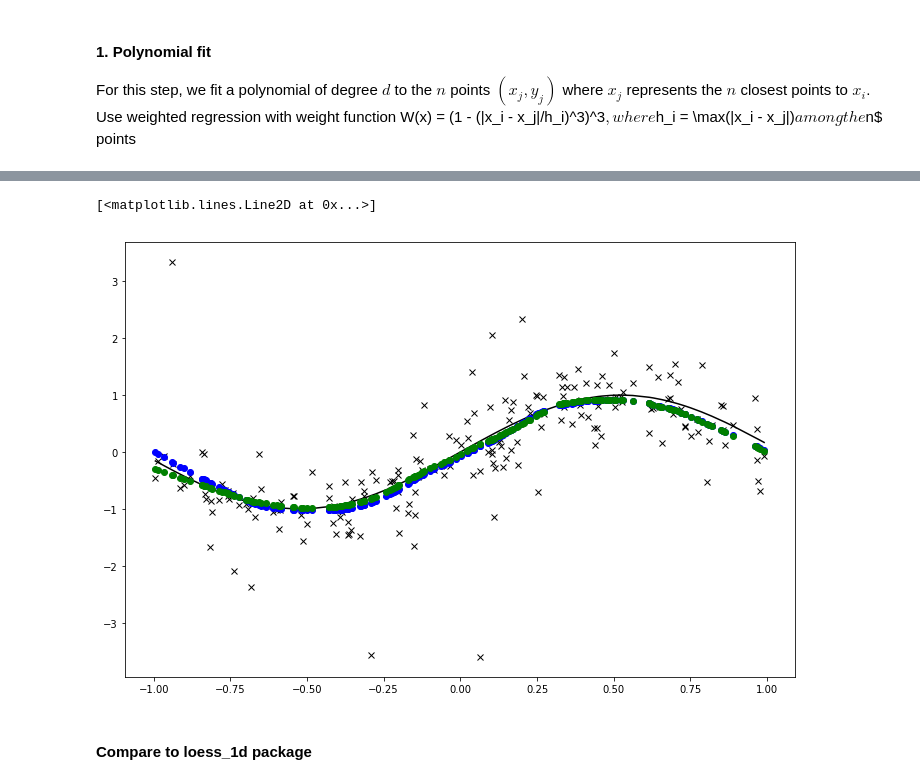
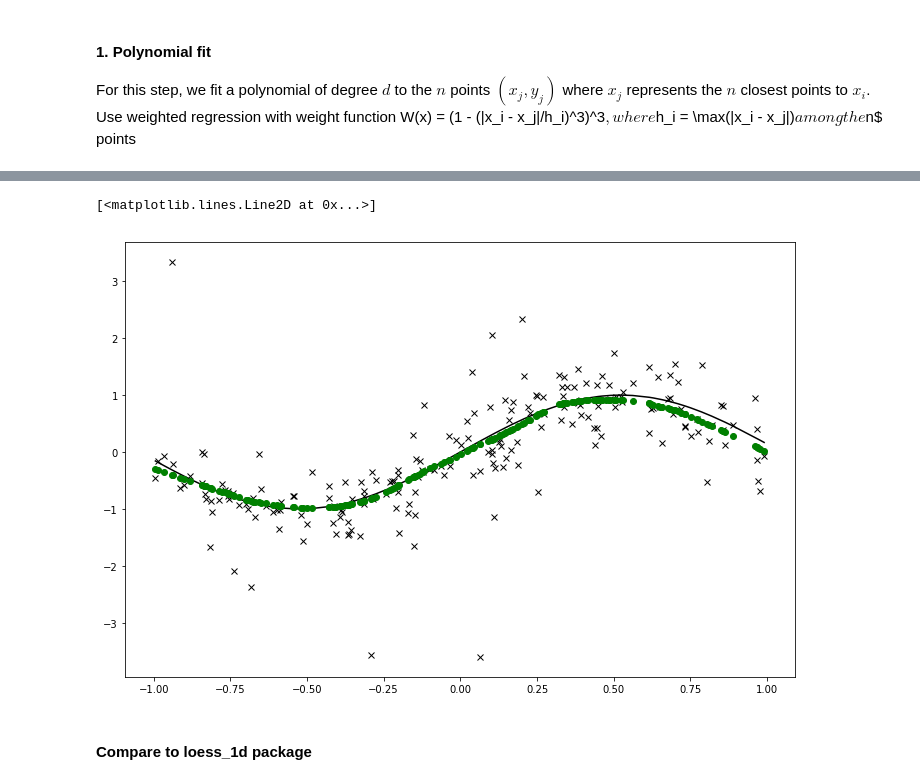
Before and after one commit to mnlevy1981/MARBL-notebooks, a Jupyter notebook: Loess step by step.ipynb, the cells around one changed output, grey strips where cells are left out. Cells and saved outputs as stored; diff of their text form; code cells hidden in the pictures.

```diff
--- a/Loess step by step.ipynb
+++ b/Loess step by step.ipynb
@@ -124,14 +158,0 @@ plt.plot(x[i], yhati, 'bo', markersize=7.5)
-# %%
-%%time
-
-# Choose n and d
-n = 60 # 30% of tot_points
-d = 1  # We will use linear regression
-
-yhat = np.zeros(tot_points)
-for i in range(0, tot_points):
-    betas, _, _ = polyfit_at_point_i(x, y_eval, i, n ,d)
-    for p, beta in enumerate(betas):
-        yhat[i] += beta * (x[i]**p)
-
-RMSE(yhat, y_true)
@@ -168,15 +173,13 @@ Wall time: 134 ms
 # %%
 # True distribution is solid black
 plt.plot(x, y_true, 'k')
 # Sampled data in black x
 plt.plot(x, y_eval, 'kx')
-# Original estimated value at each x[i] is blue dot
-plt.plot(x, yhat, 'bo')
 # Robust estimated values at each x[i] is green dot
 plt.plot(x, yhat2, 'go')
 # %% [output]
 [<matplotlib.lines.Line2D at 0x...>]
-[figure, old version]
+[figure, new version]
 # %% [markdown]
 #### Compare to loess_1d package
 # %%
```
Also changed, not shown: parts of 9 cells of this notebook.
